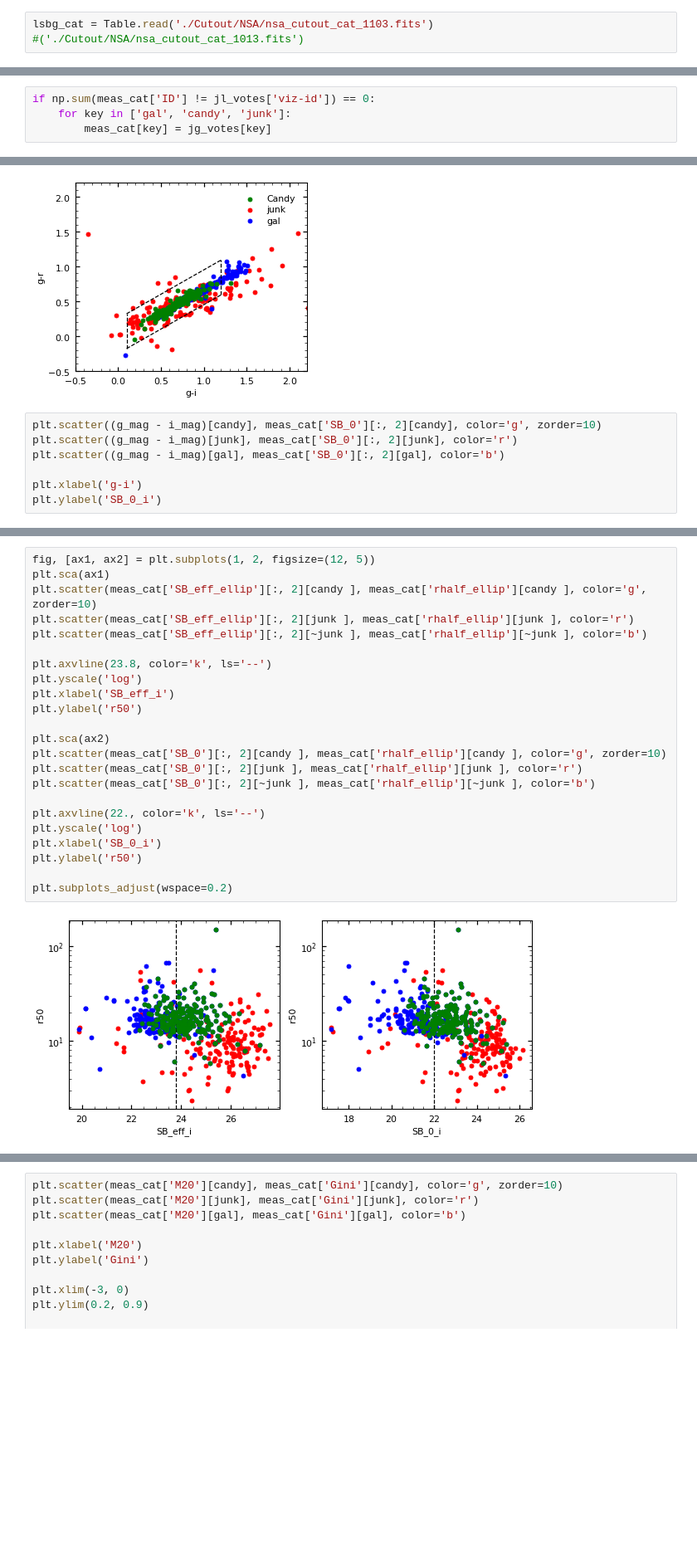
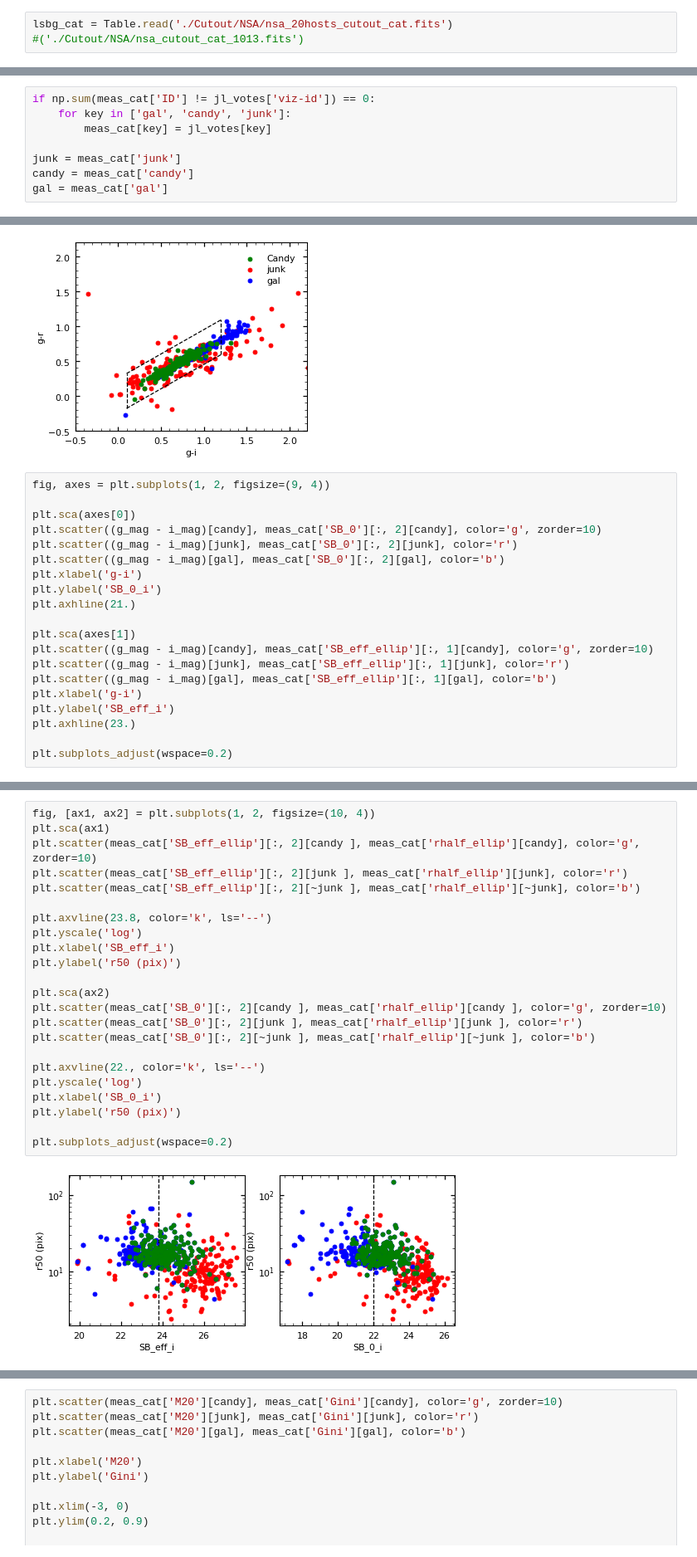
Before and after one commit to AstroJacobLi/kuaizi, a Jupyter notebook: diezi/scarlet_modeling/nsa_sample/measure/NSA-structure-measure-image.ipynb, the cells around one changed output, grey strips where cells are left out. Shown at 83% size. Cells and saved outputs as stored; diff of their text form; blank space fills up the shorter version.

```diff
--- a/diezi/scarlet_modeling/nsa_sample/measure/NSA-structure-measure-image.ipynb
+++ b/diezi/scarlet_modeling/nsa_sample/measure/NSA-structure-measure-image.ipynb
@@ -34,7 +49,7 @@ kz.utils.set_env(**env_dict)
 # %% [output]
 '/scratch/gpfs/jiaxuanl/Data/HSC/LSBG'
 # %%
-lsbg_cat = Table.read('./Cutout/NSA/nsa_cutout_cat_1103.fits')
+lsbg_cat = Table.read('./Cutout/NSA/nsa_20hosts_cutout_cat.fits')
 #('./Cutout/NSA/nsa_cutout_cat_1013.fits')
 # %%
 length = len(lsbg_cat)
@@ -207,4 +228,8 @@ jl_votes.sort('viz-id')
 # %%
 if np.sum(meas_cat['ID'] != jl_votes['viz-id']) == 0:
     for key in ['gal', 'candy', 'junk']:
-        meas_cat[key] = jg_votes[key]
+        meas_cat[key] = jl_votes[key]
+
+junk = meas_cat['junk']
+candy = meas_cat['candy']
+gal = meas_cat['gal']
@@ -251,10 +272,23 @@ plt.ylim(-0.5, 2.2)
 (-0.5, 2.2)
 [figure]
 # %%
+fig, axes = plt.subplots(1, 2, figsize=(9, 4))
+
+plt.sca(axes[0])
 plt.scatter((g_mag - i_mag)[candy], meas_cat['SB_0'][:, 2][candy], color='g', zorder=10)
 plt.scatter((g_mag - i_mag)[junk], meas_cat['SB_0'][:, 2][junk], color='r')
 plt.scatter((g_mag - i_mag)[gal], meas_cat['SB_0'][:, 2][gal], color='b')
-
 plt.xlabel('g-i')
 plt.ylabel('SB_0_i')
+plt.axhline(21.)
+
+plt.sca(axes[1])
+plt.scatter((g_mag - i_mag)[candy], meas_cat['SB_eff_ellip'][:, 1][candy], color='g', zorder=10)
+plt.scatter((g_mag - i_mag)[junk], meas_cat['SB_eff_ellip'][:, 1][junk], color='r')
+plt.scatter((g_mag - i_mag)[gal], meas_cat['SB_eff_ellip'][:, 1][gal], color='b')
+plt.xlabel('g-i')
+plt.ylabel('SB_eff_i')
+plt.axhline(23.)
+
+plt.subplots_adjust(wspace=0.2)
 # %% [output]
@@ -275,25 +296,25 @@ plt.axhline(23.)
 # %%
-fig, [ax1, ax2] = plt.subplots(1, 2, figsize=(12, 5))
+fig, [ax1, ax2] = plt.subplots(1, 2, figsize=(10, 4))
 plt.sca(ax1)
-plt.scatter(meas_cat['SB_eff_ellip'][:, 2][candy ], meas_cat['rhalf_ellip'][candy ], color='g', zorder=10)
-plt.scatter(meas_cat['SB_eff_ellip'][:, 2][junk ], meas_cat['rhalf_ellip'][junk ], color='r')
-plt.scatter(meas_cat['SB_eff_ellip'][:, 2][~junk ], meas_cat['rhalf_ellip'][~junk ], color='b')
+plt.scatter(meas_cat['SB_eff_ellip'][:, 2][candy ], meas_cat['rhalf_ellip'][candy], color='g', zorder=10)
+plt.scatter(meas_cat['SB_eff_ellip'][:, 2][junk ], meas_cat['rhalf_ellip'][junk], color='r')
+plt.scatter(meas_cat['SB_eff_ellip'][:, 2][~junk ], meas_cat['rhalf_ellip'][~junk], color='b')
 
 plt.axvline(23.8, color='k', ls='--')
 plt.yscale('log')
 plt.xlabel('SB_eff_i')
-plt.ylabel('r50')
+plt.ylabel('r50 (pix)')
 
 plt.sca(ax2)
 plt.scatter(meas_cat['SB_0'][:, 2][candy ], meas_cat['rhalf_ellip'][candy ], color='g', zorder=10)
 plt.scatter(meas_cat['SB_0'][:, 2][junk ], meas_cat['rhalf_ellip'][junk ], color='r')
 plt.scatter(meas_cat['SB_0'][:, 2][~junk ], meas_cat['rhalf_ellip'][~junk ], color='b')
 
 plt.axvline(22., color='k', ls='--')
 plt.yscale('log')
 plt.xlabel('SB_0_i')
-plt.ylabel('r50')
+plt.ylabel('r50 (pix)')
 
 plt.subplots_adjust(wspace=0.2)
 # %% [output]
-[figure, old version]
+[figure, new version]
```
Also changed, not shown: parts of 32 cells of this notebook, 6 other files.
